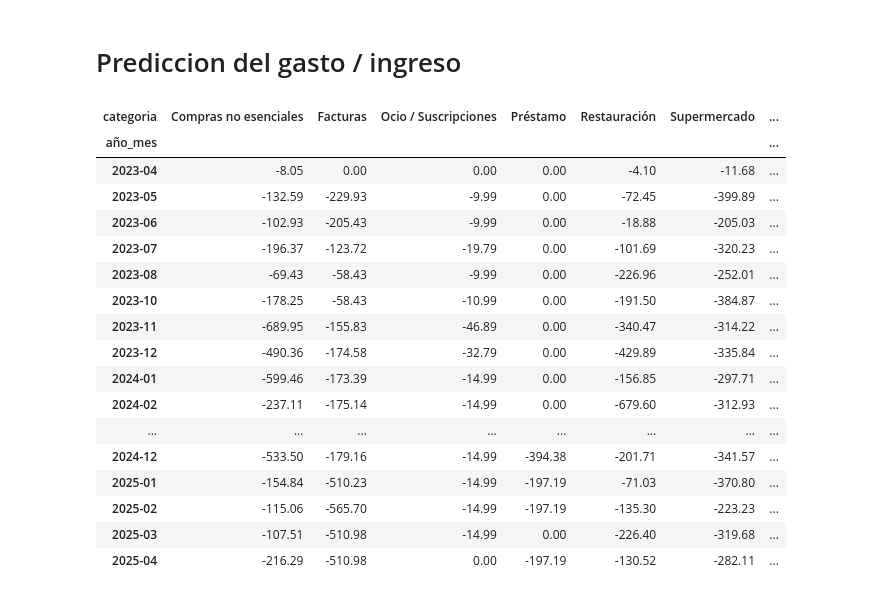
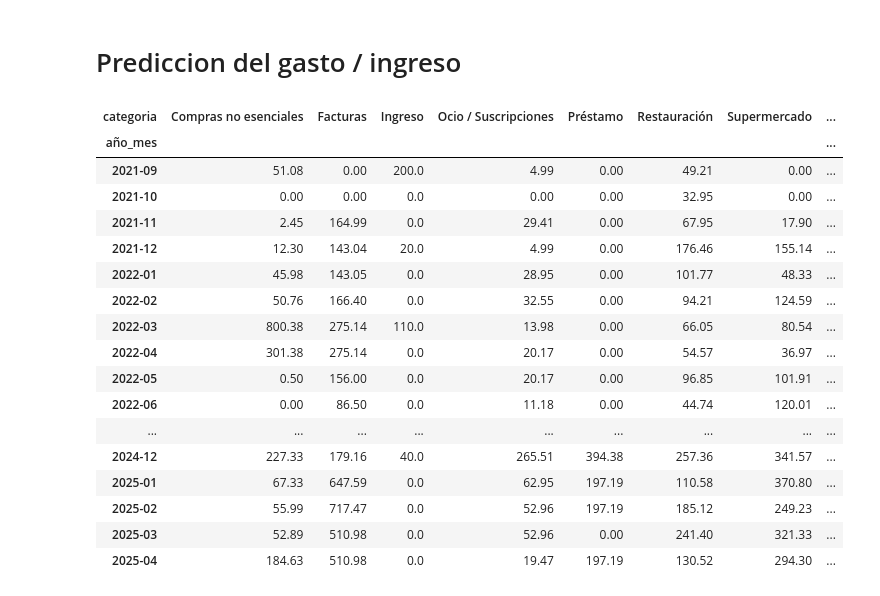
Before and after one commit to Ogomez07/Proyecto_TFM, a Jupyter notebook: preaparacion_datos.ipynb, the cells around one changed output. Saved outputs shown, nothing was run; the diff lists cells and outputs as text; code cells hidden in the pictures.

```diff
--- a/preaparacion_datos.ipynb
+++ b/preaparacion_datos.ipynb
@@ -565,4 +601,5 @@ df_categorias[df_categorias['categoria'] == 'Sin categorizar'].shape[0]
 # %%
 # df_categorias.to_csv("Movimientos_categorizados.csv", index=False)
 # %%
-df_categorias = pd.read_csv('Movimientos_categorizados.csv')
+df_categorizado= pd.read_csv('Movimientos_categorizados.csv')
+display(df_categorizado.sample(10))
@@ -589,25 +618,26 @@ df_categorias[df_categorias['origen'] == 'modelo'].head(20)
 # %% [markdown]
 # Prediccion del gasto / ingreso
 # %%
-df_gasto = df_categorias[df_categorias['tipo'] == 'gasto'].copy()
+df_gasto = df_categorizado[df_categorizado['tipo'] == 'gasto'].copy()
+df_gasto['importe'] = df_gasto['importe'].abs()
 gastos_mensuales = df_gasto.groupby(['año_mes', 'categoria'])['importe'].sum().unstack(fill_value=0)
 display(gastos_mensuales)
 # %% [output]
-| categoria | Compras no esenciales | Facturas | Ocio / Suscripciones | Préstamo | Restauración | Supermercado | ... |
-| año_mes |  |  |  |  |  |  | ... |
-| 2023-04 | -8.05 | 0.00 | 0.00 | 0.00 | -4.10 | -11.68 | ... |
-| 2023-05 | -132.59 | -229.93 | -9.99 | 0.00 | -72.45 | -399.89 | ... |
-| 2023-06 | -102.93 | -205.43 | -9.99 | 0.00 | -18.88 | -205.03 | ... |
-| 2023-07 | -196.37 | -123.72 | -19.79 | 0.00 | -101.69 | -320.23 | ... |
-| 2023-08 | -69.43 | -58.43 | -9.99 | 0.00 | -226.96 | -252.01 | ... |
-| 2023-10 | -178.25 | -58.43 | -10.99 | 0.00 | -191.50 | -384.87 | ... |
-| 2023-11 | -689.95 | -155.83 | -46.89 | 0.00 | -340.47 | -314.22 | ... |
-| 2023-12 | -490.36 | -174.58 | -32.79 | 0.00 | -429.89 | -335.84 | ... |
-| 2024-01 | -599.46 | -173.39 | -14.99 | 0.00 | -156.85 | -297.71 | ... |
-| 2024-02 | -237.11 | -175.14 | -14.99 | 0.00 | -679.60 | -312.93 | ... |
-| ... | ... | ... | ... | ... | ... | ... | ... |
-| 2024-12 | -533.50 | -179.16 | -14.99 | -394.38 | -201.71 | -341.57 | ... |
-| 2025-01 | -154.84 | -510.23 | -14.99 | -197.19 | -71.03 | -370.80 | ... |
-| 2025-02 | -115.06 | -565.70 | -14.99 | -197.19 | -135.30 | -223.23 | ... |
-| 2025-03 | -107.51 | -510.98 | -14.99 | 0.00 | -226.40 | -319.68 | ... |
-| 2025-04 | -216.29 | -510.98 | 0.00 | -197.19 | -130.52 | -282.11 | ... |
+| categoria | Compras no esenciales | Facturas | Ingreso | Ocio / Suscripciones | Préstamo | Restauración | Supermercado | ... |
+| año_mes |  |  |  |  |  |  |  | ... |
+| 2021-09 | 51.08 | 0.00 | 200.0 | 4.99 | 0.00 | 49.21 | 0.00 | ... |
+| 2021-10 | 0.00 | 0.00 | 0.0 | 0.00 | 0.00 | 32.95 | 0.00 | ... |
+| 2021-11 | 2.45 | 164.99 | 0.0 | 29.41 | 0.00 | 67.95 | 17.90 | ... |
+| 2021-12 | 12.30 | 143.04 | 20.0 | 4.99 | 0.00 | 176.46 | 155.14 | ... |
+| 2022-01 | 45.98 | 143.05 | 0.0 | 28.95 | 0.00 | 101.77 | 48.33 | ... |
+| 2022-02 | 50.76 | 166.40 | 0.0 | 32.55 | 0.00 | 94.21 | 124.59 | ... |
+| 2022-03 | 800.38 | 275.14 | 110.0 | 13.98 | 0.00 | 66.05 | 80.54 | ... |
+| 2022-04 | 301.38 | 275.14 | 0.0 | 20.17 | 0.00 | 54.57 | 36.97 | ... |
+| 2022-05 | 0.50 | 156.00 | 0.0 | 20.17 | 0.00 | 96.85 | 101.91 | ... |
+| 2022-06 | 0.00 | 86.50 | 0.0 | 11.18 | 0.00 | 44.74 | 120.01 | ... |
+| ... | ... | ... | ... | ... | ... | ... | ... | ... |
+| 2024-12 | 227.33 | 179.16 | 40.0 | 265.51 | 394.38 | 257.36 | 341.57 | ... |
+| 2025-01 | 67.33 | 647.59 | 0.0 | 62.95 | 197.19 | 110.58 | 370.80 | ... |
+| 2025-02 | 55.99 | 717.47 | 0.0 | 52.96 | 197.19 | 185.12 | 249.23 | ... |
+| 2025-03 | 52.89 | 510.98 | 0.0 | 52.96 | 0.00 | 241.40 | 321.33 | ... |
+| 2025-04 | 184.63 | 510.98 | 0.0 | 19.47 | 197.19 | 130.52 | 294.30 | ... |
```
Also changed, not shown: parts of 23 cells of this notebook, 3 other files.
